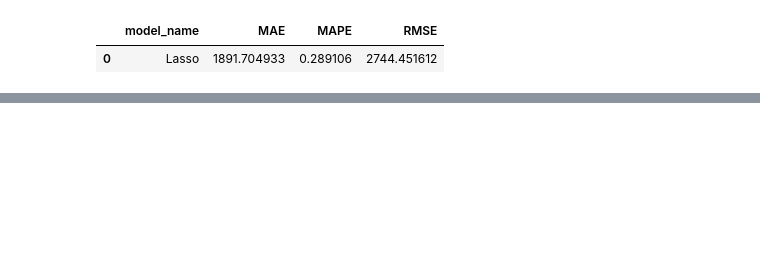
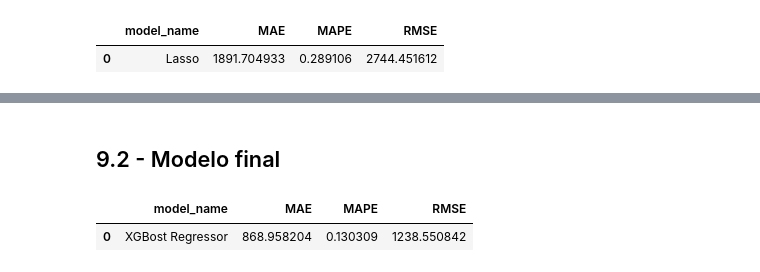
Before and after one commit to jhonatanmarques92/rossmann_sales_prediction, a Jupyter notebook: modulo_7_store_sales_prediction.ipynb, the cells around one changed output, grey strips where cells are left out. Saved outputs shown, nothing was run; the diff lists cells and outputs as text; code cells hidden in the pictures; blank space fills up the shorter version.

```diff
--- a/modulo_7_store_sales_prediction.ipynb
+++ b/modulo_7_store_sales_prediction.ipynb
@@ -1027,0 +1110,15 @@ cross_validation(lr, 'Linear Regression', x_training, 5, verbose=True)
+# %% [markdown]
+## 9.2 - Modelo final
+# %%
+# modelo
+xgb_model = xgb.XGBRegressor().fit(x_train, y_train)
+
+# predição
+y_pred_xgb = xgb_model.predict(x_test)
+
+# perfomance
+resultado_xgb = ml_error('XGBost Regressor', np.expm1(y_test), np.expm1(y_pred_xgb))
+resultado_xgb
+# %% [output]
+|  | model_name | MAE | MAPE | RMSE |
+| 0 | XGBost Regressor | 868.958204 | 0.130309 | 1238.550842 |
```
Also changed, not shown: parts of 24 cells of this notebook.
